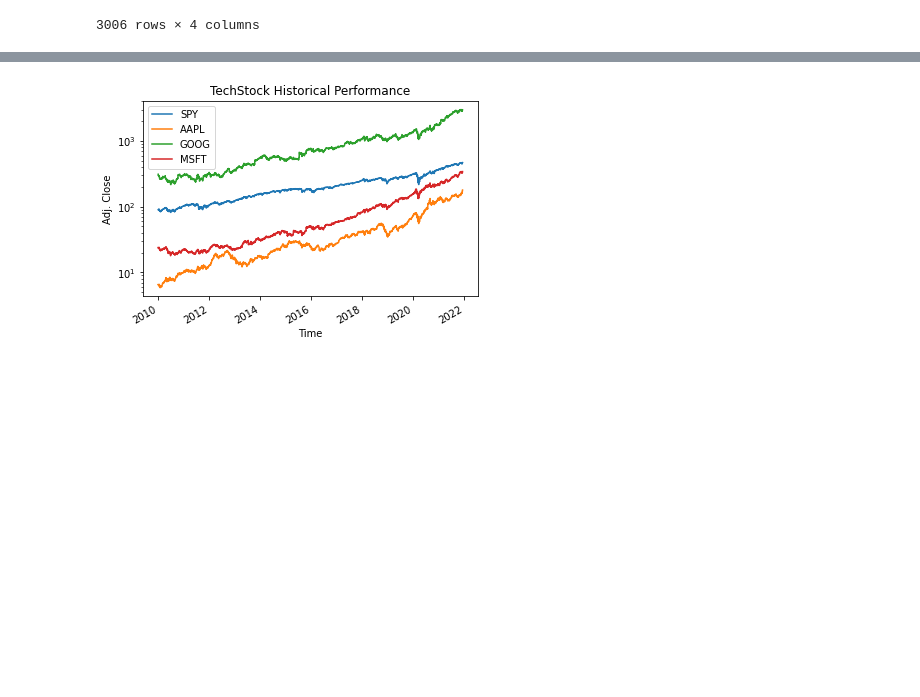
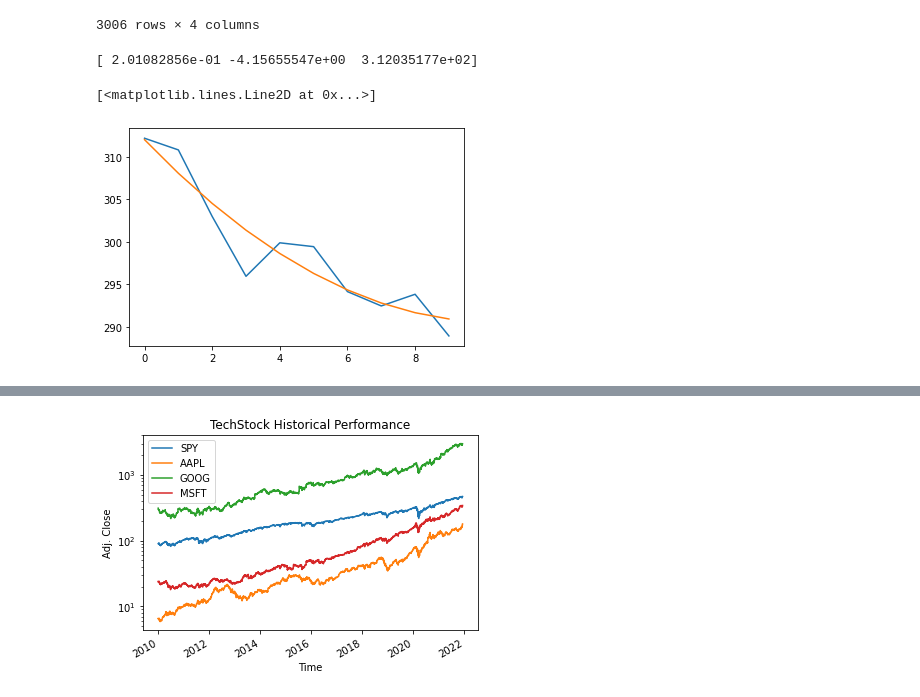
Before and after one commit to namcneill/hockthemstocks, a Jupyter notebook: PlottingExp.ipynb, the cells around one changed output, grey strips where cells are left out. Cells and saved outputs as stored; diff of their text form; code cells hidden in the pictures; blank space fills up the shorter version.

Commit message:
added rolling second-order polynomial analysis to DataMetrics

```diff
--- a/PlottingExp.ipynb
+++ b/PlottingExp.ipynb
@@ -51,3 +51,24 @@ pct_daily_returns(final_data)
 | 2021-12-09 | -0.675156 | -0.297009 | -0.413184 | -0.558257 |
 | 2021-12-10 | 0.941353 | 2.801329 | 0.384180 | 2.833985 |
 3006 rows × 4 columns
+# %%
+def poly_regression(ticker, window):
+    return final_data[ticker].iloc[:window]
+
+pr = poly_regression('GOOG', 10)
+
+xval = np.linspace(0, 9, 10)
+yval = pr.to_numpy()
+
+pfit = np.polyfit(xval, yval, 2)
+print(pfit)
+
+y = (pfit[0] * (x**2)) + (pfit[1] * x) + pfit[2]
+
+
+plt.plot(xval, yval)
+plt.plot(xval, y)
+# %% [output]
+[ 2.01082856e-01 -4.15655547e+00  3.12035177e+02]
+[<matplotlib.lines.Line2D at 0x...>]
+[figure, added]
```
Also changed, not shown: parts of 1 cell of this notebook, 2 other files.
